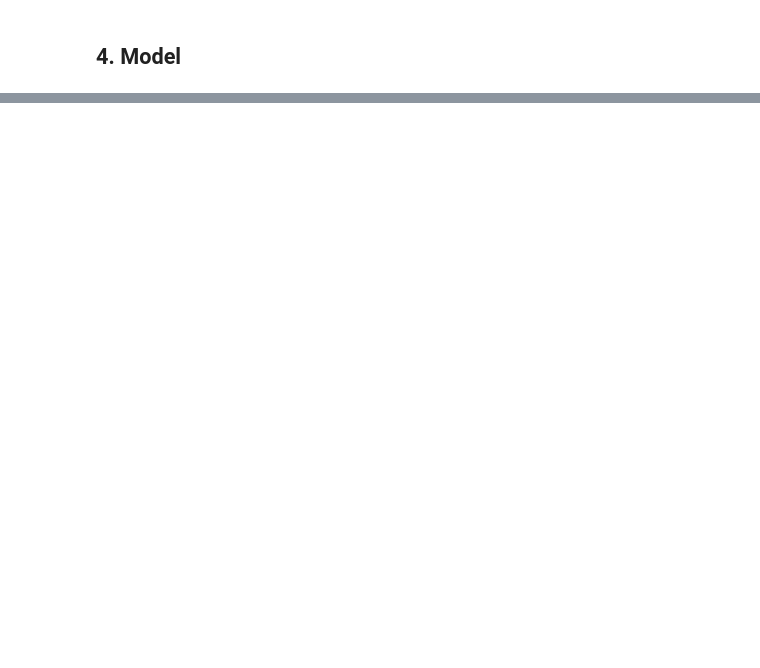
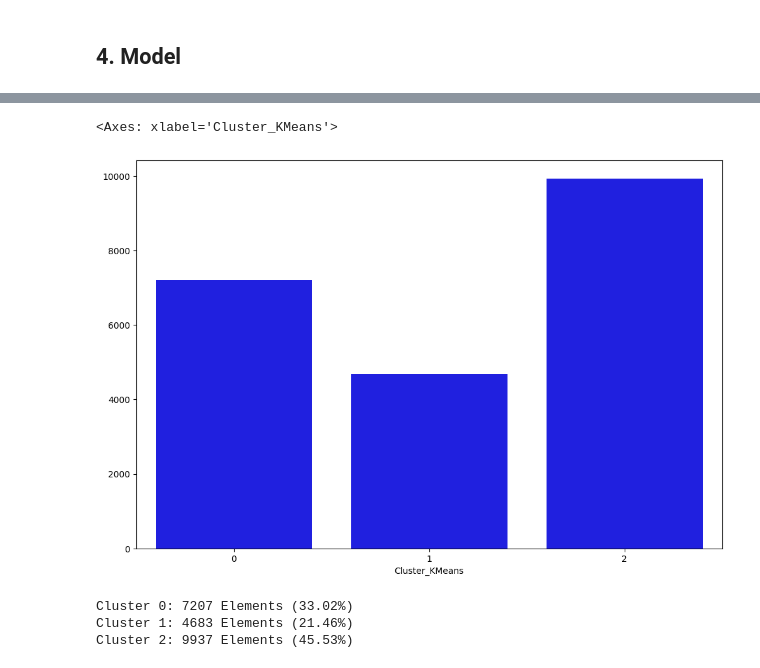
Before and after one commit to Juanes1103/Unsupervised-Learning-Model-for-Phishing, a Jupyter notebook: FinalModel/clustering_model.ipynb, the cells around one changed output, grey strips where cells are left out. Cells and saved outputs as stored; diff of their text form; code cells hidden in the pictures; blank space fills up the shorter version.

```diff
--- a/FinalModel/clustering_model.ipynb
+++ b/FinalModel/clustering_model.ipynb
@@ -307,6 +321,6 @@ def get_email_embeddings(df_emails, nlp):
 # %%
 clean_text(df_emails)
 
-X = get_email_embeddings(df_emails, nlp)
+(X, cleanned_texts) = get_email_embeddings(df_emails, nlp)
 print(X.shape)
 # %% [output]
@@ -314,2 +346,5 @@ print(X.shape)
 # %% [markdown]
 ## 4. Model
+# %%
+kmeans_clusters = KMeans(n_clusters=3, n_init=25, random_state=17, algorithm='elkan', tol=1e-7)
+kmeans_clusters.fit(X)
@@ -315,0 +353,3 @@ print(X.shape)
+# %%
+labels = kmeans_clusters.labels_
+print(labels)
@@ -315,0 +358,5 @@ print(X.shape)
+# %%
+df_kmeans = df_emails.copy()
+df_kmeans["Cluster_KMeans"] = labels
+
+print(df_kmeans)
@@ -315,0 +381,18 @@ print(X.shape)
+# %%
+cluster_distrib_kmeans = df_kmeans["Cluster_KMeans"].value_counts()
+
+fig=plt.figure(figsize=(12,8))
+sns.barplot(x=cluster_distrib_kmeans.index, y=cluster_distrib_kmeans.values, color='b')
+# %% [output]
+<Axes: xlabel='Cluster_KMeans'>
+[figure, added]
+# %%
+counts = df_kmeans['Cluster_KMeans'].value_counts().sort_index()
+percentages = (counts / counts.sum() * 100).round(2)
+
+for cluster, count, pct in zip(counts.index, counts.values, percentages.values):
+    print(f"Cluster {cluster}: {count} Elements ({pct}%)")
+# %% [output]
+Cluster 0: 7207 Elements (33.02%)
+Cluster 1: 4683 Elements (21.46%)
+Cluster 2: 9937 Elements (45.53%)
```
Also changed, not shown: parts of 42 cells of this notebook.
